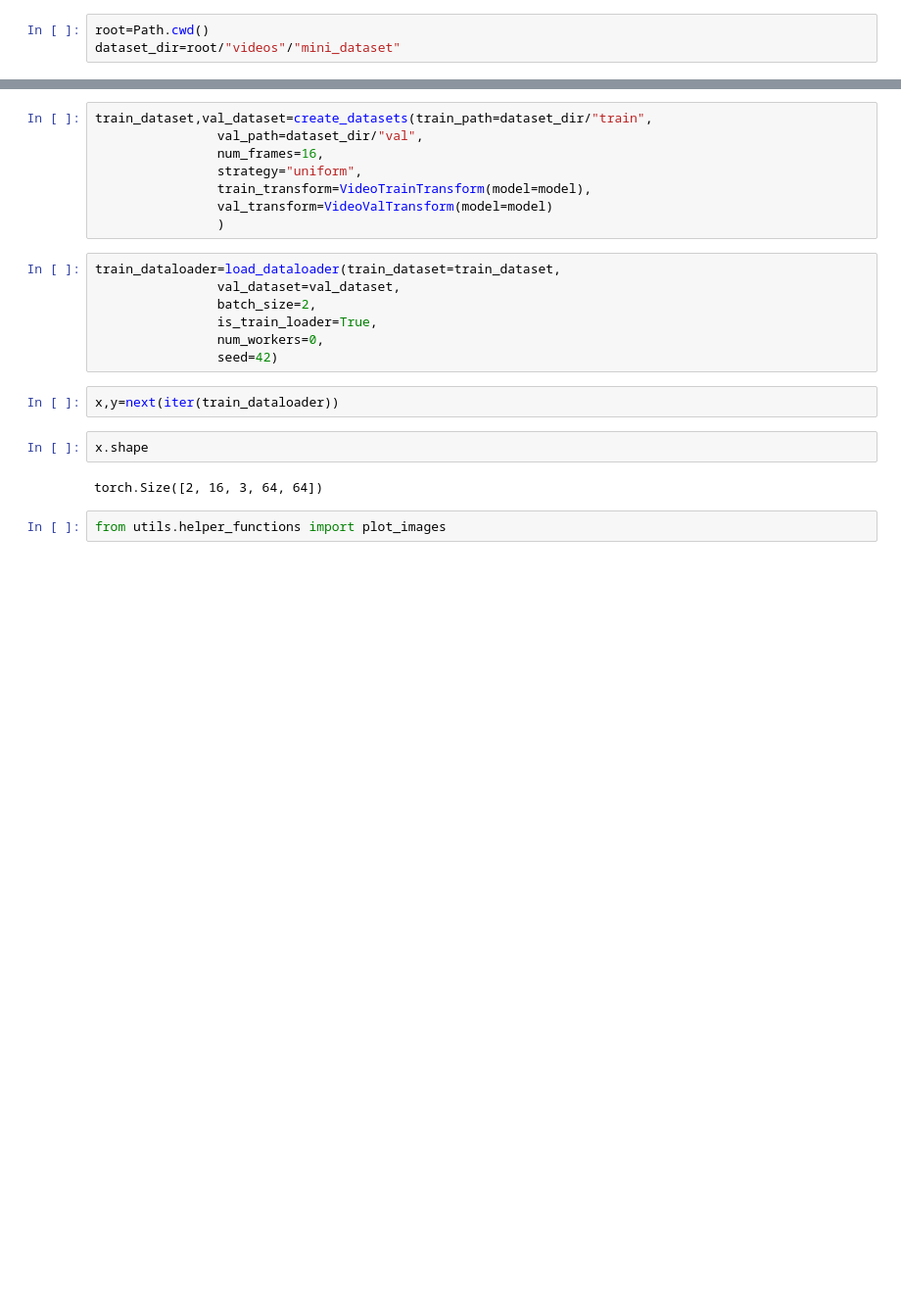
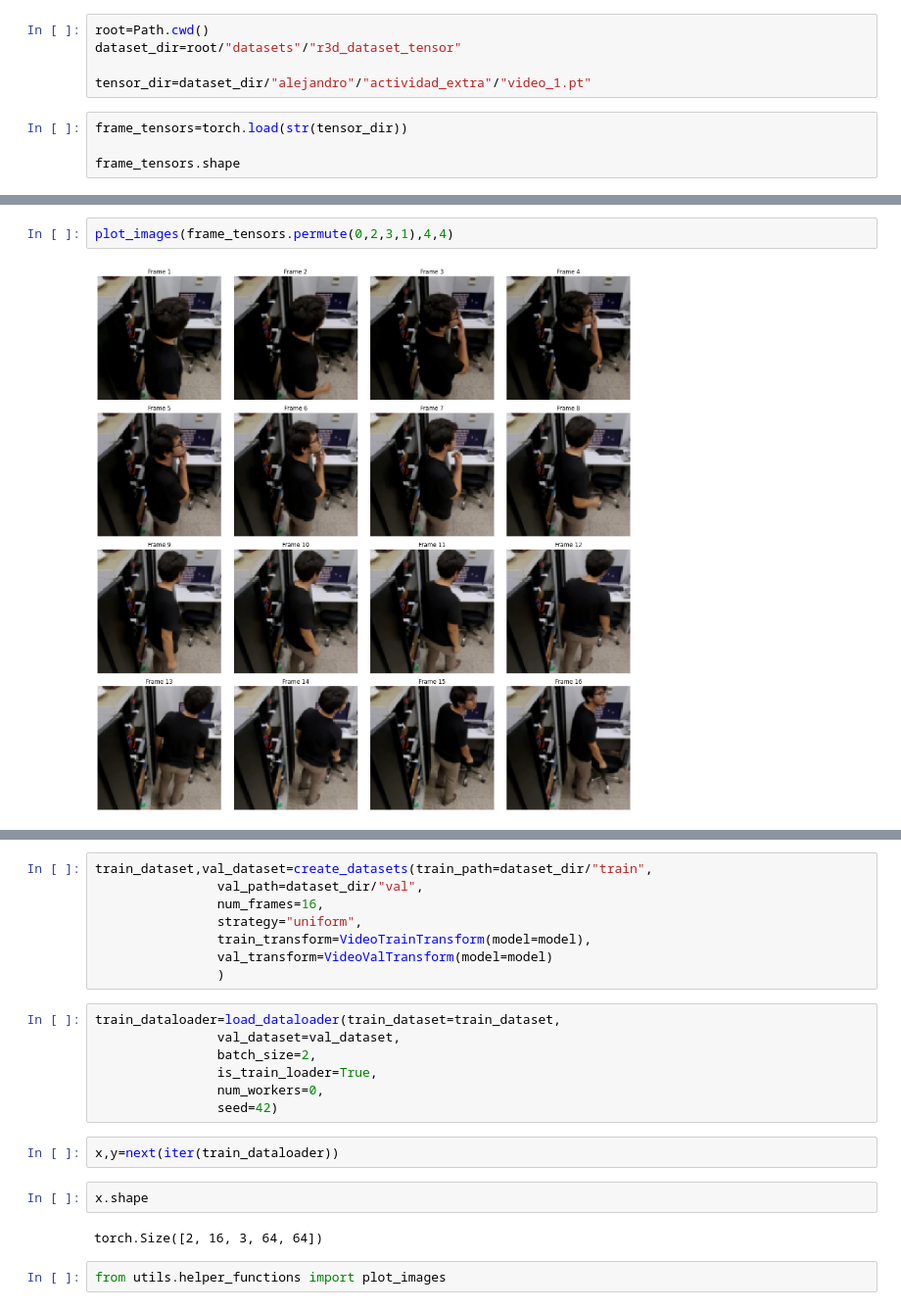
Before and after one commit to lotsonL09/warehouse_action_recognition_paper, a Jupyter notebook: prueba.ipynb, the cells around one changed output, grey strips where cells are left out. Shown at 98% size. Cells and saved outputs as stored; diff of their text form; blank space fills up the shorter version.

```diff
--- a/prueba.ipynb
+++ b/prueba.ipynb
@@ -12,3 +14,9 @@ from pathlib import Path
 # %%
 root=Path.cwd()
-dataset_dir=root/"videos"/"mini_dataset"
+dataset_dir=root/"datasets"/"r3d_dataset_tensor"
+
+tensor_dir=dataset_dir/"alejandro"/"actividad_extra"/"video_1.pt"
+# %%
+frame_tensors=torch.load(str(tensor_dir))
+
+frame_tensors.shape
@@ -15,2 +45,6 @@ dataset_dir=root/"videos"/"mini_dataset"
+# %%
+plot_images(frame_tensors.permute(0,2,3,1),4,4)
+# %% [output]
+[figure, added]
 # %%
 model = get_model(model=4,
```
Also changed, not shown: parts of 9 cells of this notebook, 26 other files.
